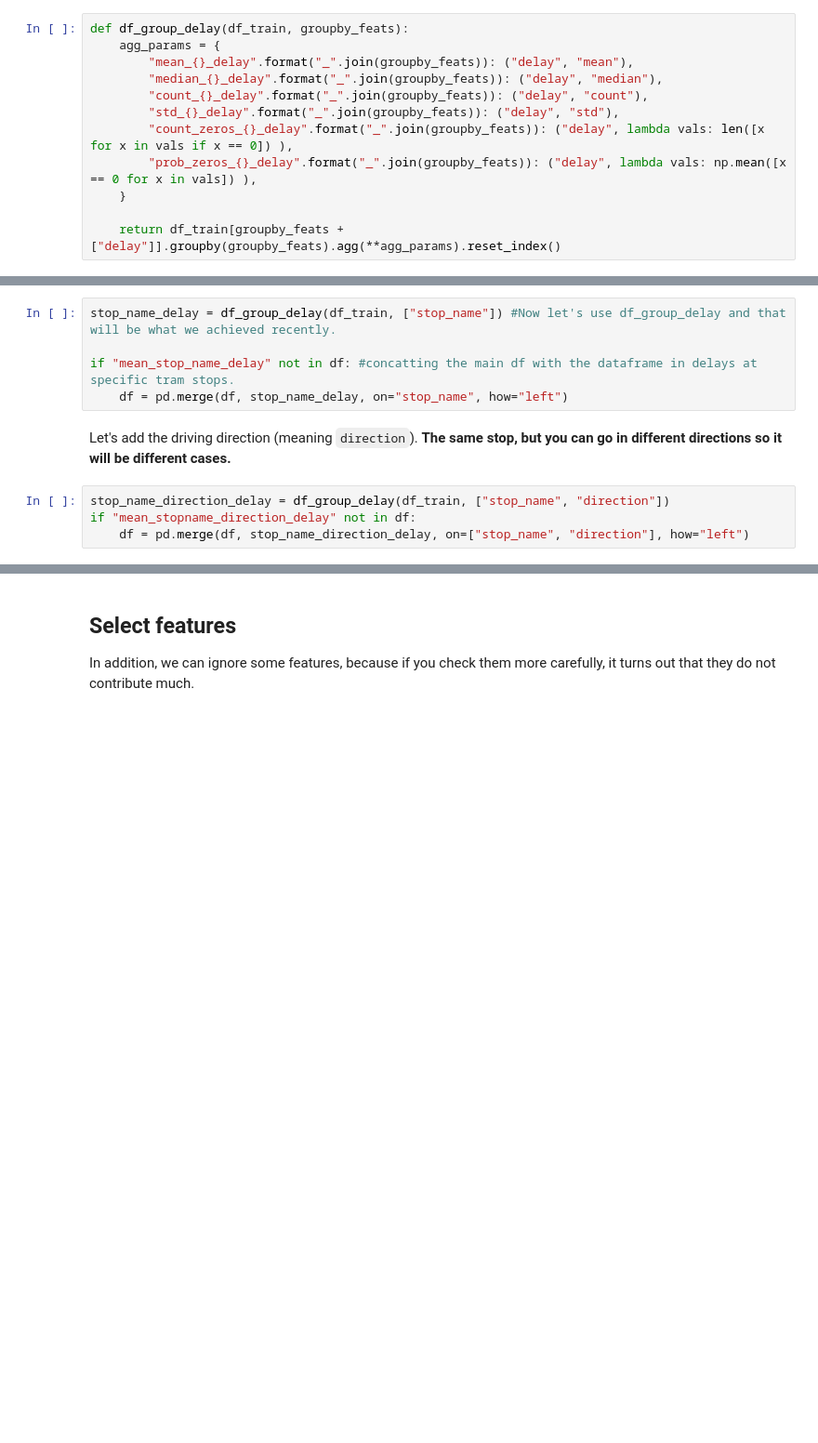
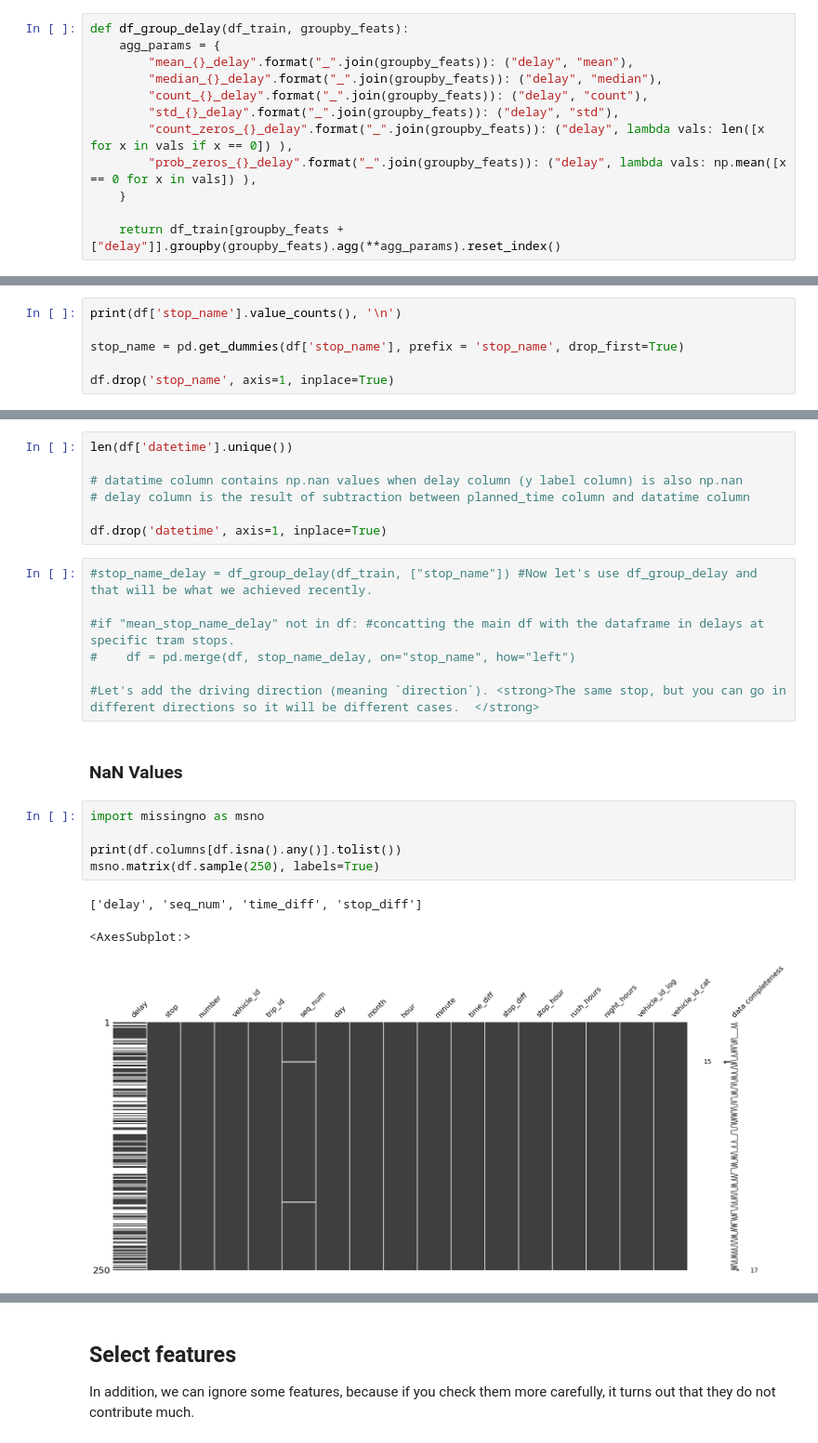
Before and after one commit to SzymonForysiuk/Prediction-of-tram-delays-Cracow, a Jupyter notebook: prediction_of_tram_delays_Cracow.ipynb, the cells around one changed output, grey strips where cells are left out. Shown at 93% size. Saved outputs shown, nothing was run; the diff lists cells and outputs as text; blank space fills up the shorter version.

```diff
--- a/prediction_of_tram_delays_Cracow.ipynb
+++ b/prediction_of_tram_delays_Cracow.ipynb
@@ -111,0 +208,6 @@ def df_group_delay(df_train, groupby_feats):
+# %%
+print(df['stop_name'].value_counts(), '\n')
+
+stop_name = pd.get_dummies(df['stop_name'], prefix = 'stop_name', drop_first=True)
+
+df.drop('stop_name', axis=1, inplace=True)
@@ -112,11 +232,25 @@ def df_group_delay(df_train, groupby_feats):
+# %%
+len(df['datetime'].unique())
+
+# datatime column contains np.nan values when delay column (y label column) is also np.nan
+# delay column is the result of subtraction between planned_time column and datatime column
+
+df.drop('datetime', axis=1, inplace=True)
 # %%
-stop_name_delay = df_group_delay(df_train, ["stop_name"]) #Now let's use df_group_delay and that will be what we achieved recently.
+#stop_name_delay = df_group_delay(df_train, ["stop_name"]) #Now let's use df_group_delay and that will be what we achieved recently.
 
-if "mean_stop_name_delay" not in df: #concatting the main df with the dataframe in delays at specific tram stops.
-    df = pd.merge(df, stop_name_delay, on="stop_name", how="left")
+#if "mean_stop_name_delay" not in df: #concatting the main df with the dataframe in delays at specific tram stops.
+#    df = pd.merge(df, stop_name_delay, on="stop_name", how="left")
+
+#Let's add the driving direction (meaning `direction`). <strong>The same stop, but you can go in different directions so it will be different cases.  </strong>
-# %% [markdown]
-Let's add the driving direction (meaning `direction`). <strong>The same stop, but you can go in different directions so it will be different cases.  </strong>
-# %%
-stop_name_direction_delay = df_group_delay(df_train, ["stop_name", "direction"])
-if "mean_stopname_direction_delay" not in df:
-    df = pd.merge(df, stop_name_direction_delay, on=["stop_name", "direction"], how="left")
+# %% [markdown]
+### NaN Values
+# %%
+import missingno as msno
+
+print(df.columns[df.isna().any()].tolist())
+msno.matrix(df.sample(250), labels=True)
+# %% [output]
+['delay', 'seq_num', 'time_diff', 'stop_diff']
+<AxesSubplot:>
+[figure, added]
```
Also changed, not shown: parts of 36 cells of this notebook.
